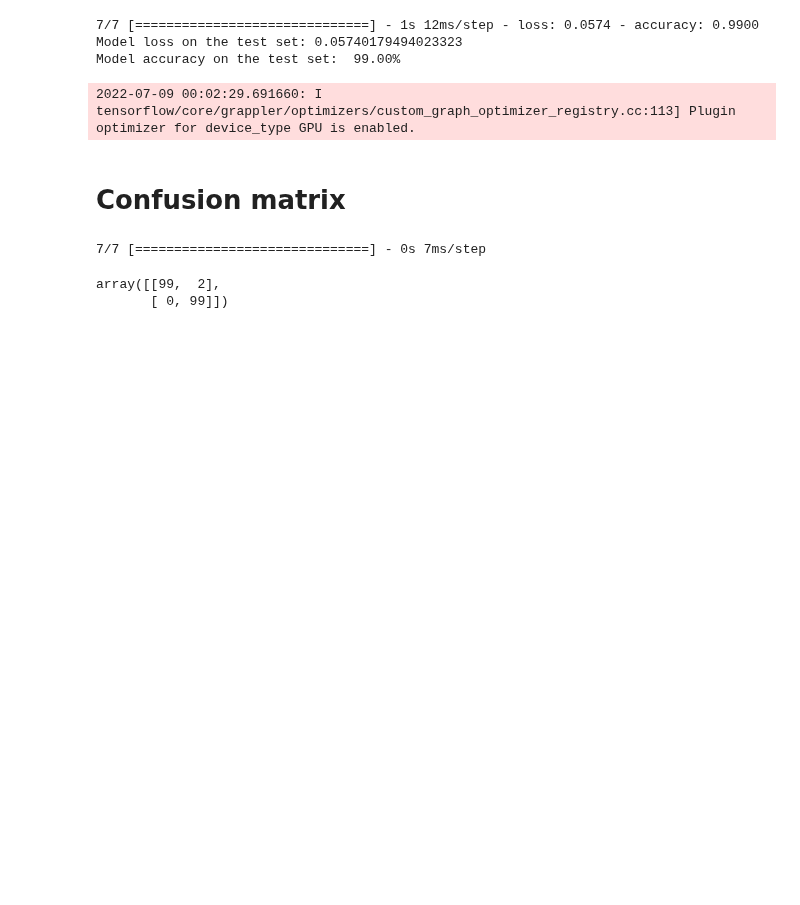
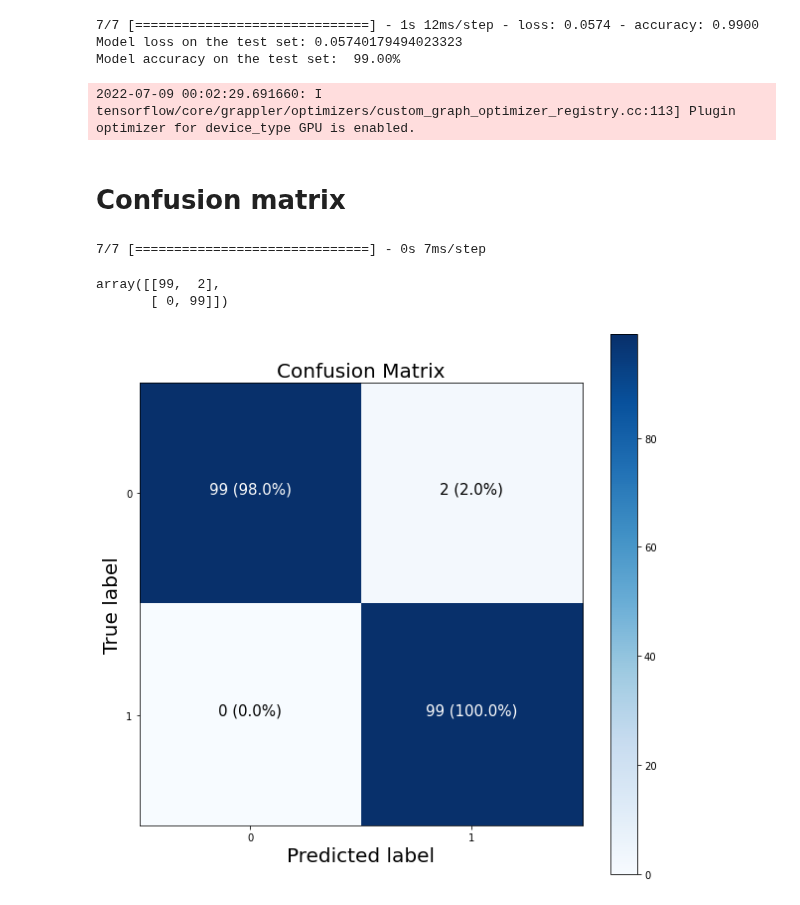
Before and after one commit to Janadhi14/tensorflow-test, a Jupyter notebook: Classification.ipynb, the cells around one changed output. Saved outputs shown, nothing was run; the diff lists cells and outputs as text; code cells hidden in the pictures; blank space fills up the shorter version.

Commit message:
confusion matrix completed

```diff
--- a/Classification.ipynb
+++ b/Classification.ipynb
@@ -983,33 +983,54 @@ import itertools
 
 figsize = (10,10)
 
 # creating teh confusion matrix
-cm = confusion_matrix(y_true, tf.round(y_preds))
+cm = confusion_matrix(y_test, tf.round(y_preds))
 cm_norm = cm.astype("float")/cm.sum(axis=1) [:, np.newaxis]
 n_classes = cm.shape[0]
 
 #Lets make it look good
 fig, ax = plt.subplots(figsize=figsize)
 # creating a matric plot
 cax = ax.matshow(cm, cmap = plt.cm.Blues)
 fig.colorbar(cax)
 
 
 classes = False
 
 if classes:
   labels = classes
 else:
   labels = np.arange(cm.shape[0])
 
-# Label the axes
+# Label the axes:
 ax.set(title="Confusion Matrix",
        xlabel="Predicted label",
        ylabel="True label",
        xticks=np.arange(n_classes),
        yticks=np.arange(n_classes),
        xticklabels=labels,
        yticklabels=labels)
 
 
-threshold = (cm.max()+ c.min())/2.
+threshold = (cm.max()+ cm.min())/2.
+
+# Set x-axis labels to bottom
+ax.xaxis.set_label_position("bottom")
+ax.xaxis.tick_bottom()
+
+# Adjust label size
+ax.xaxis.label.set_size(20)
+ax.yaxis.label.set_size(20)
+ax.title.set_size(20)
+
+# Set threshold for different colors
+threshold = (cm.max() + cm.min()) / 2.
+
+# Plot the text on each cell
+for i, j in itertools.product(range(cm.shape[0]), range(cm.shape[1])):
+  plt.text(j, i, f"{cm[i, j]} ({cm_norm[i, j]*100:.1f}%)",
+           horizontalalignment="center",
+           color="white" if cm[i, j] > threshold else "black",
+           size=15)
+# %% [output]
+[figure, added]
```
Also changed, not shown: parts of 1 cell of this notebook.
